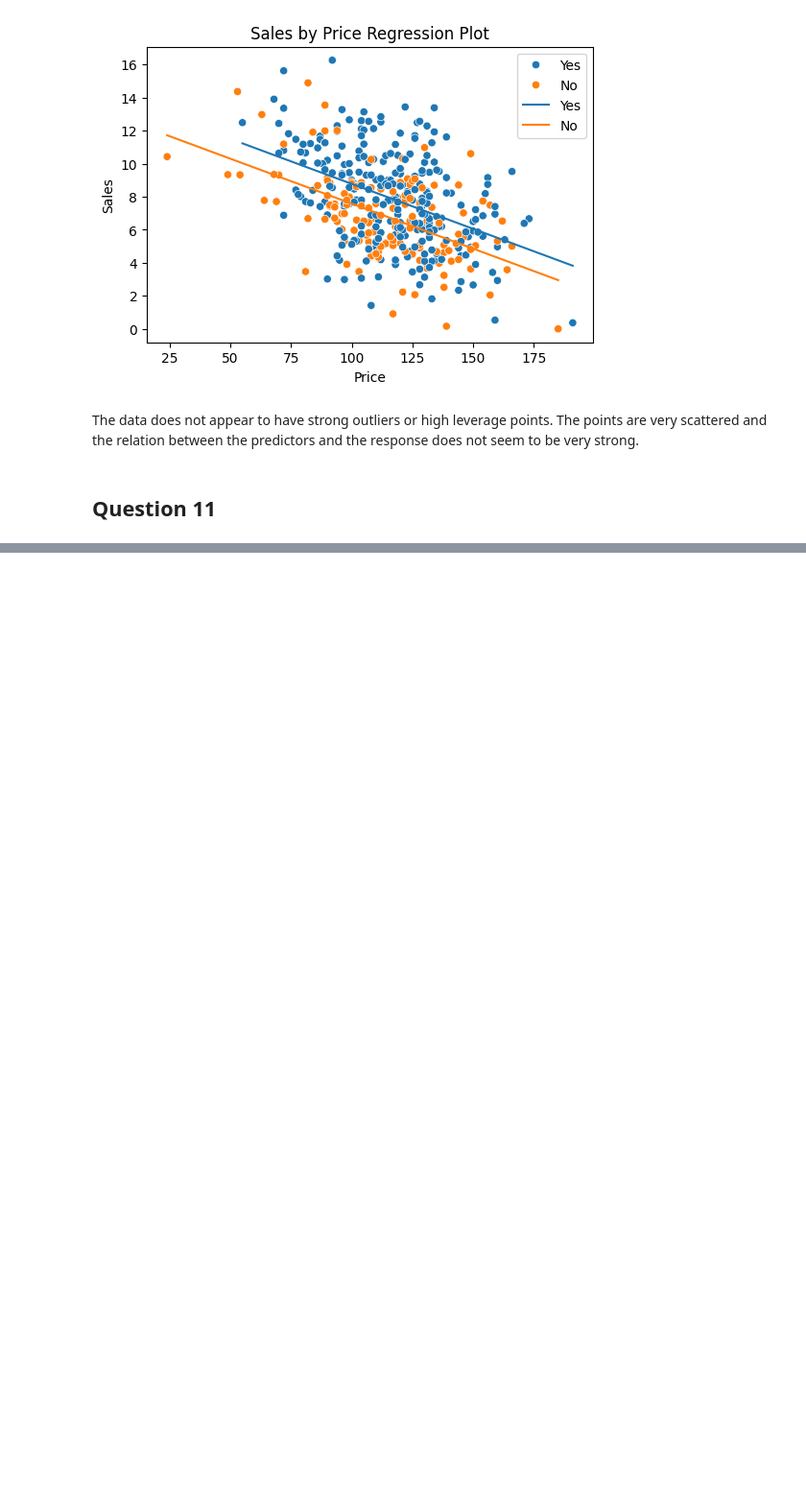
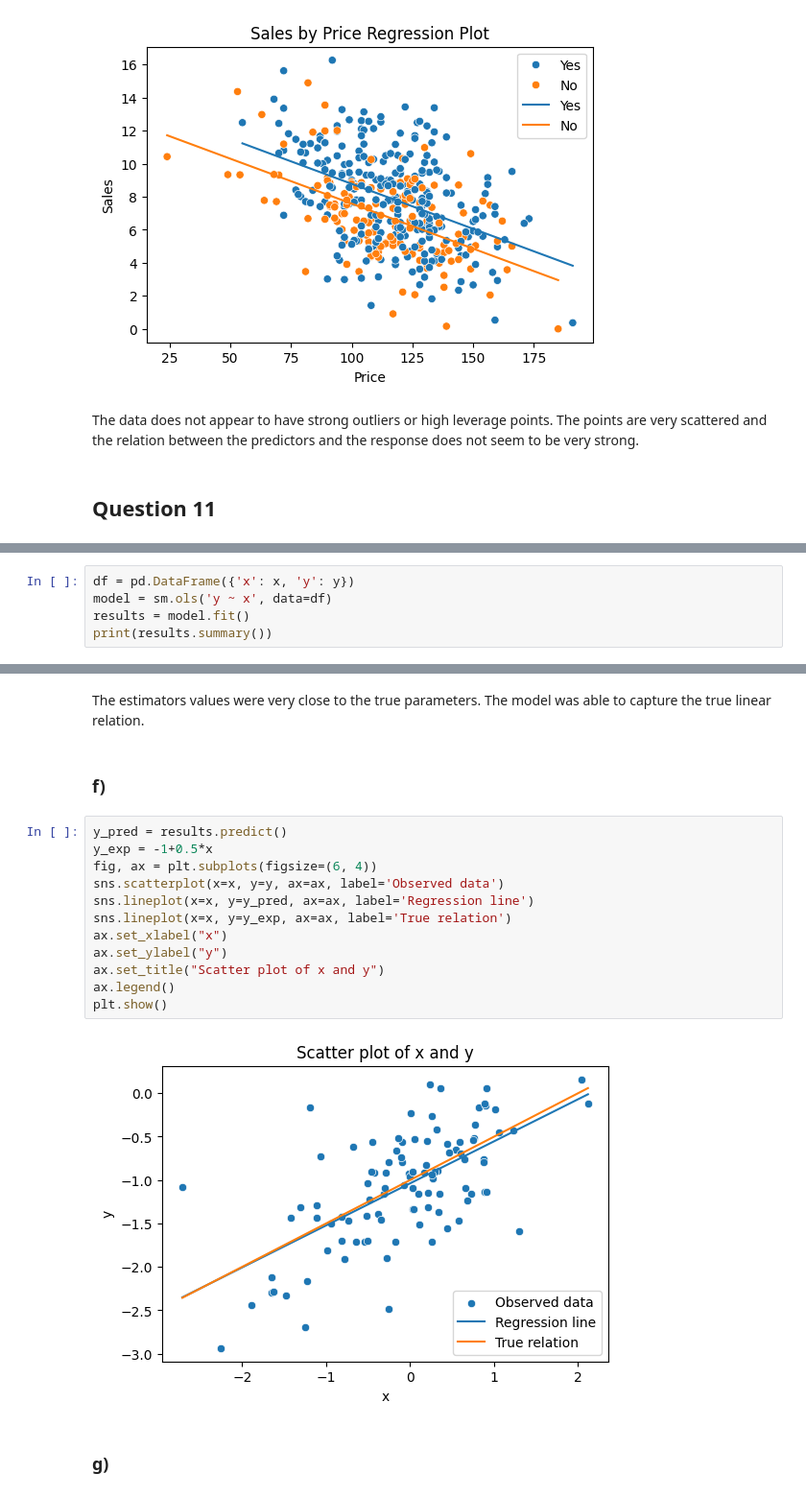
Before and after one commit to mateusmelo821/ISL-Exercises, a Jupyter notebook: Chapter_3.ipynb, the cells around one changed output, grey strips where cells are left out. Shown at 96% size. Saved outputs shown, nothing was run; the diff lists cells and outputs as text; blank space fills up the shorter version.

```diff
--- a/Chapter_3.ipynb
+++ b/Chapter_3.ipynb
@@ -580,0 +879,5 @@ The data does not appear to have strong outliers or high leverage points. The po
+# %%
+df = pd.DataFrame({'x': x, 'y': y})
+model = sm.ols('y ~ x', data=df)
+results = model.fit()
+print(results.summary())
@@ -580,0 +902,20 @@ The data does not appear to have strong outliers or high leverage points. The po
+# %% [markdown]
+The estimators values were very close to the true parameters. The model was able to capture the true linear relation.
+# %% [markdown]
+### f)
+# %%
+y_pred = results.predict()
+y_exp = -1+0.5*x
+fig, ax = plt.subplots(figsize=(6, 4))
+sns.scatterplot(x=x, y=y, ax=ax, label='Observed data')
+sns.lineplot(x=x, y=y_pred, ax=ax, label='Regression line')
+sns.lineplot(x=x, y=y_exp, ax=ax, label='True relation')
+ax.set_xlabel("x")
+ax.set_ylabel("y")
+ax.set_title("Scatter plot of x and y")
+ax.legend()
+plt.show()
+# %% [output]
+[figure, added]
+# %% [markdown]
+### g)
```
Also changed, not shown: parts of 67 cells of this notebook.
